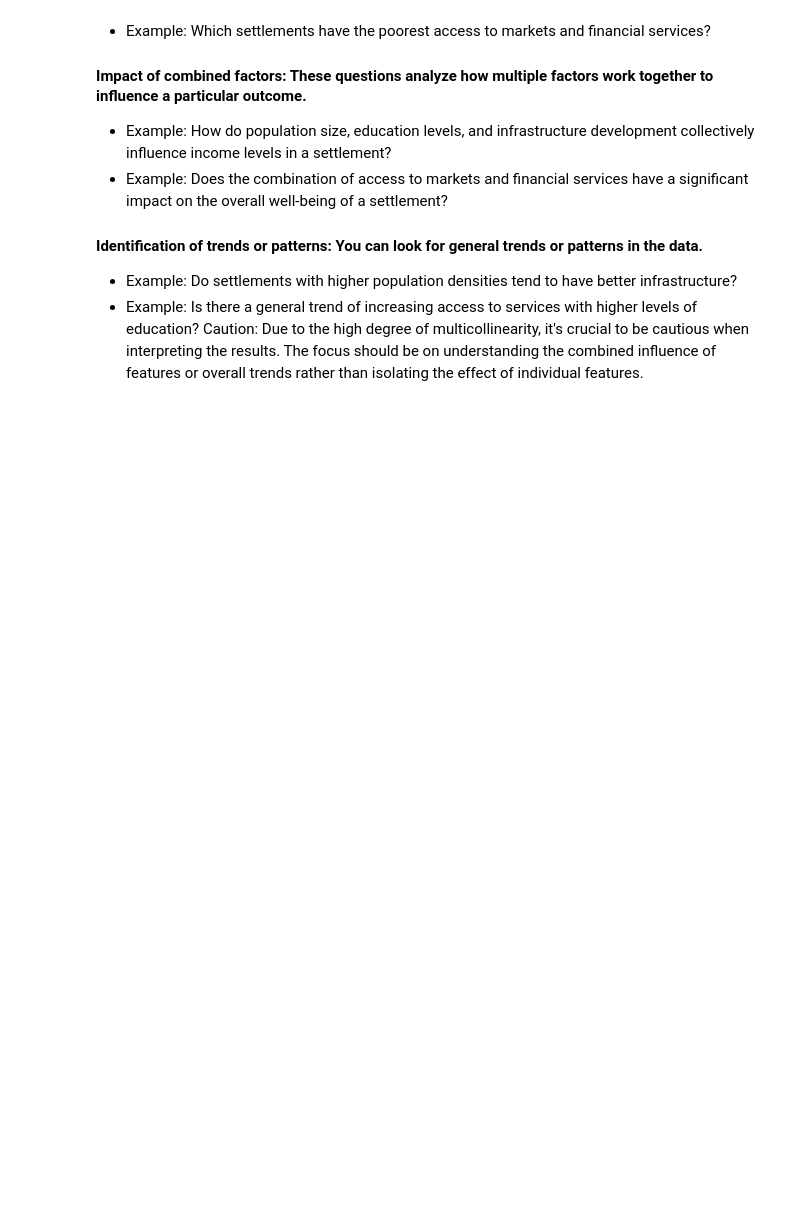
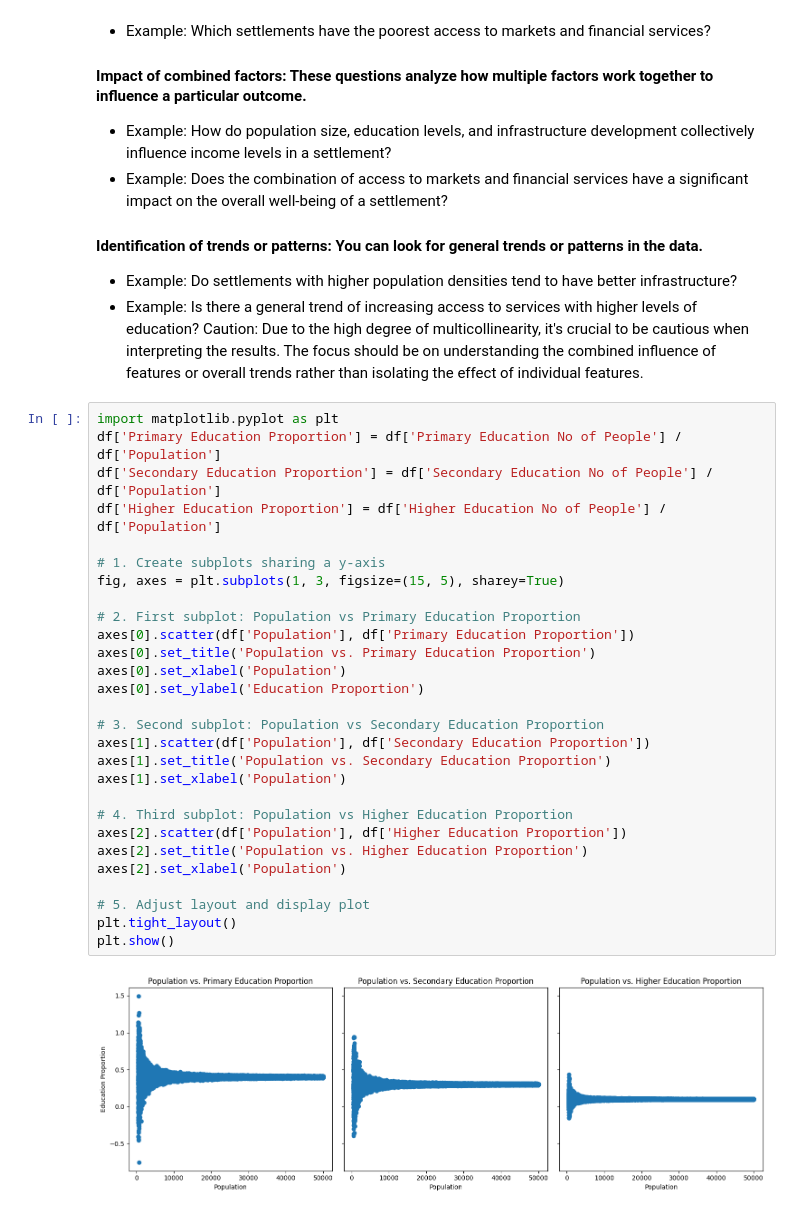
Before and after one commit to zeehayat/DEMO, a Jupyter notebook: Analysis of Dataset.ipynb, the cells around one changed output. Drawn from its saved outputs; the diff is of its cells as text; blank space fills up the shorter version.

```diff
--- a/Analysis of Dataset.ipynb
+++ b/Analysis of Dataset.ipynb
@@ -460,3 +460,33 @@ Here are some types of questions that can be answered with a relatively high lev
 - Example: Do settlements with higher population densities tend to have better infrastructure?
 - Example: Is there a general trend of increasing access to services with higher levels of education?
 Caution: Due to the high degree of multicollinearity, it's crucial to be cautious when interpreting the results. The focus should be on understanding the combined influence of features or overall trends rather than isolating the effect of individual features.
+# %%
+import matplotlib.pyplot as plt
+df['Primary Education Proportion'] = df['Primary Education No of People'] / df['Population']
+df['Secondary Education Proportion'] = df['Secondary Education No of People'] / df['Population']
+df['Higher Education Proportion'] = df['Higher Education No of People'] / df['Population']
+
+# 1. Create subplots sharing a y-axis
+fig, axes = plt.subplots(1, 3, figsize=(15, 5), sharey=True)
+
+# 2. First subplot: Population vs Primary Education Proportion
+axes[0].scatter(df['Population'], df['Primary Education Proportion'])
+axes[0].set_title('Population vs. Primary Education Proportion')
+axes[0].set_xlabel('Population')
+axes[0].set_ylabel('Education Proportion')
+
+# 3. Second subplot: Population vs Secondary Education Proportion
+axes[1].scatter(df['Population'], df['Secondary Education Proportion'])
+axes[1].set_title('Population vs. Secondary Education Proportion')
+axes[1].set_xlabel('Population')
+
+# 4. Third subplot: Population vs Higher Education Proportion
+axes[2].scatter(df['Population'], df['Higher Education Proportion'])
+axes[2].set_title('Population vs. Higher Education Proportion')
+axes[2].set_xlabel('Population')
+
+# 5. Adjust layout and display plot
+plt.tight_layout()
+plt.show()
+# %% [output]
+[figure, added]
```
Also changed, not shown: parts of 1 cell of this notebook.
